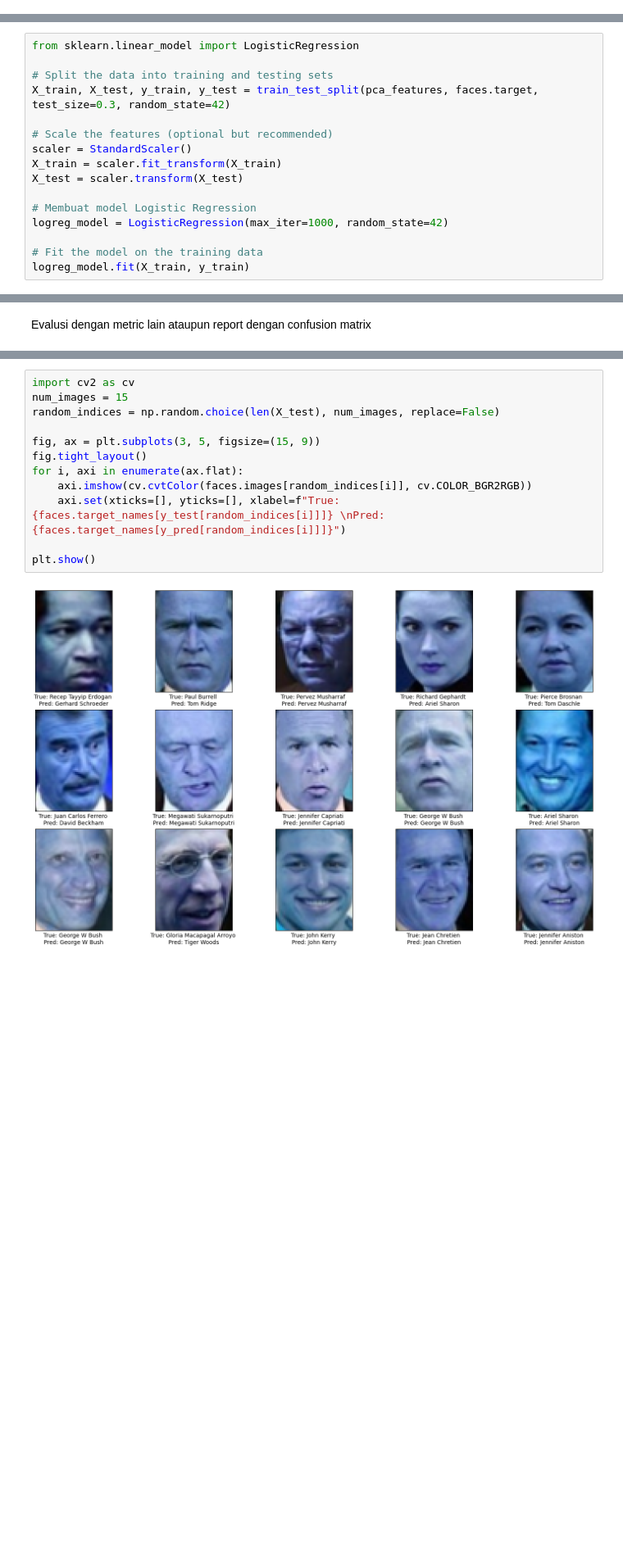
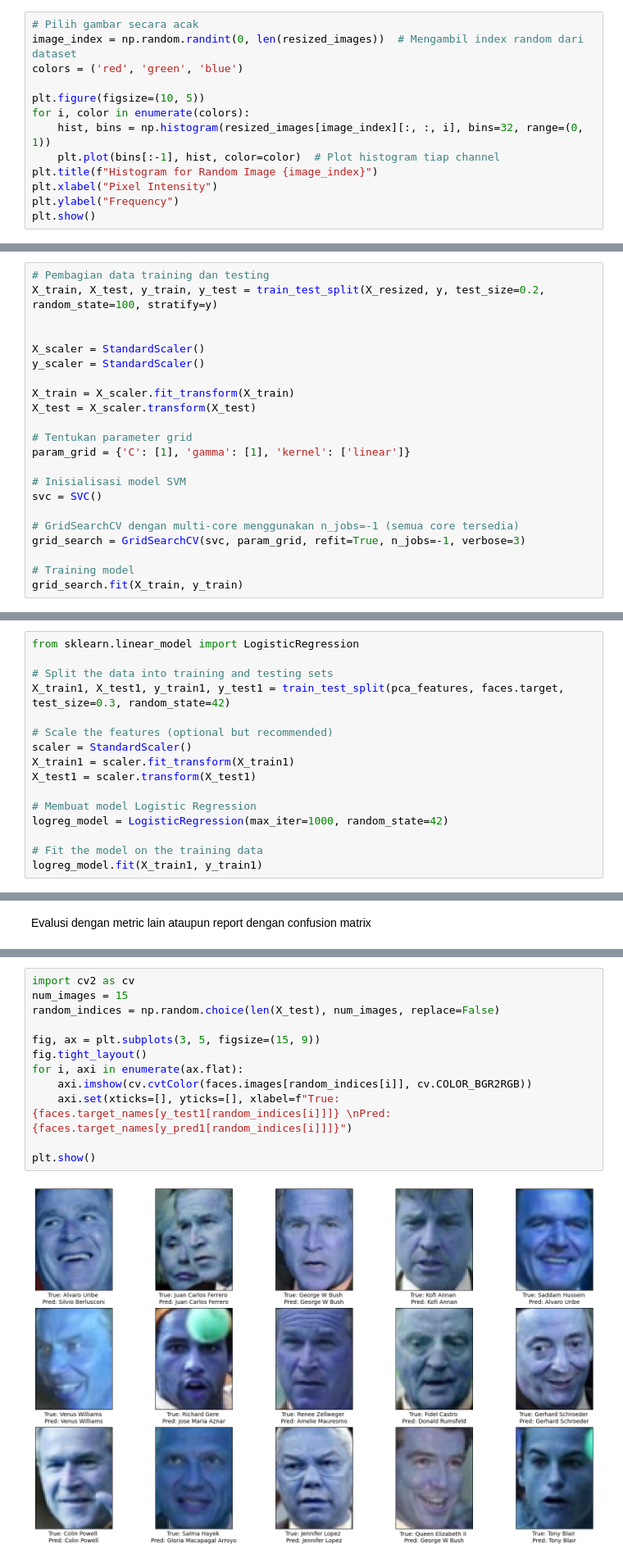
Before and after one commit to Fyodor-DOs/02_2241720083_Machine-Learning, a Jupyter notebook: Pertemuan 5 (Kuis 1)/Kuis1_boilerplate_Kelompok6.ipynb, the cells around one changed output, grey strips where cells are left out. Shown at 82% size. Saved outputs shown, nothing was run; the diff lists cells and outputs as text; blank space fills up the shorter version.

```diff
--- a/Pertemuan 5 (Kuis 1)/Kuis1_boilerplate_Kelompok6.ipynb
+++ b/Pertemuan 5 (Kuis 1)/Kuis1_boilerplate_Kelompok6.ipynb
@@ -143,0 +149,13 @@ X_test = scaler.transform(X_test)
+# %%
+# Pilih gambar secara acak
+image_index = np.random.randint(0, len(resized_images))  # Mengambil index random dari dataset
+colors = ('red', 'green', 'blue')
+
+plt.figure(figsize=(10, 5))
+for i, color in enumerate(colors):
+    hist, bins = np.histogram(resized_images[image_index][:, :, i], bins=32, range=(0, 1))
+    plt.plot(bins[:-1], hist, color=color)  # Plot histogram tiap channel
+plt.title(f"Histogram for Random Image {image_index}")
+plt.xlabel("Pixel Intensity")
+plt.ylabel("Frequency")
+plt.show()
@@ -164,0 +176,22 @@ y_pred = svm_model.predict(X_test)
+# %%
+# Pembagian data training dan testing
+X_train, X_test, y_train, y_test = train_test_split(X_resized, y, test_size=0.2, random_state=100, stratify=y)
+
+
+X_scaler = StandardScaler()
+y_scaler = StandardScaler()
+
+X_train = X_scaler.fit_transform(X_train)
+X_test = X_scaler.transform(X_test)
+
+# Tentukan parameter grid
+param_grid = {'C': [1], 'gamma': [1], 'kernel': ['linear']}
+
+# Inisialisasi model SVM
+svc = SVC()
+
+# GridSearchCV dengan multi-core menggunakan n_jobs=-1 (semua core tersedia)
+grid_search = GridSearchCV(svc, param_grid, refit=True, n_jobs=-1, verbose=3)
+
+# Training model
+grid_search.fit(X_train, y_train)
@@ -248,18 +288,18 @@ Menggunakan model lain selain SVM
 from sklearn.linear_model import LogisticRegression
 
 # Split the data into training and testing sets
-X_train, X_test, y_train, y_test = train_test_split(pca_features, faces.target, test_size=0.3, random_state=42)
+X_train1, X_test1, y_train1, y_test1 = train_test_split(pca_features, faces.target, test_size=0.3, random_state=42)
 
 # Scale the features (optional but recommended)
 scaler = StandardScaler()
-X_train = scaler.fit_transform(X_train)
-X_test = scaler.transform(X_test)
+X_train1 = scaler.fit_transform(X_train1)
+X_test1 = scaler.transform(X_test1)
 
 # Membuat model Logistic Regression
 logreg_model = LogisticRegression(max_iter=1000, random_state=42)
 
 # Fit the model on the training data
-logreg_model.fit(X_train, y_train)
+logreg_model.fit(X_train1, y_train1)
 # %% [output]
 LogisticRegression(max_iter=1000, random_state=42)
 # %% [markdown]
@@ -294,14 +334,14 @@ Testing Accuracy: 46.76%
 # %%
 import cv2 as cv
 num_images = 15
 random_indices = np.random.choice(len(X_test), num_images, replace=False)
 
 fig, ax = plt.subplots(3, 5, figsize=(15, 9))
 fig.tight_layout()
 for i, axi in enumerate(ax.flat):
     axi.imshow(cv.cvtColor(faces.images[random_indices[i]], cv.COLOR_BGR2RGB))
-    axi.set(xticks=[], yticks=[], xlabel=f"True: {faces.target_names[y_test[random_indices[i]]]} \nPred: {faces.target_names[y_pred[random_indices[i]]]}")
+    axi.set(xticks=[], yticks=[], xlabel=f"True: {faces.target_names[y_test1[random_indices[i]]]} \nPred: {faces.target_names[y_pred1[random_indices[i]]]}")
 
 plt.show()
 # %% [output]
-[figure, old version]
+[figure, new version]
```
Also changed, not shown: parts of 11 cells of this notebook.
